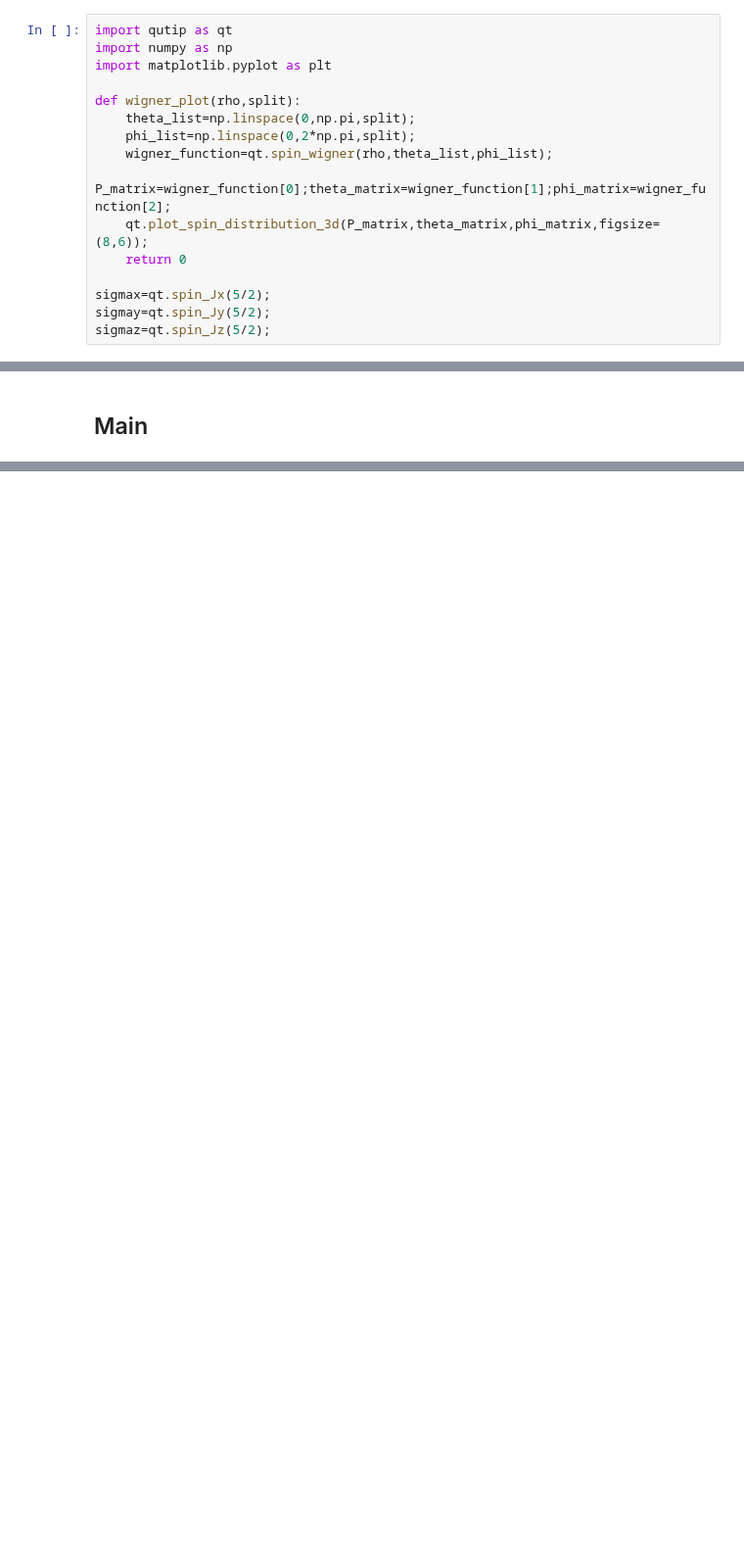
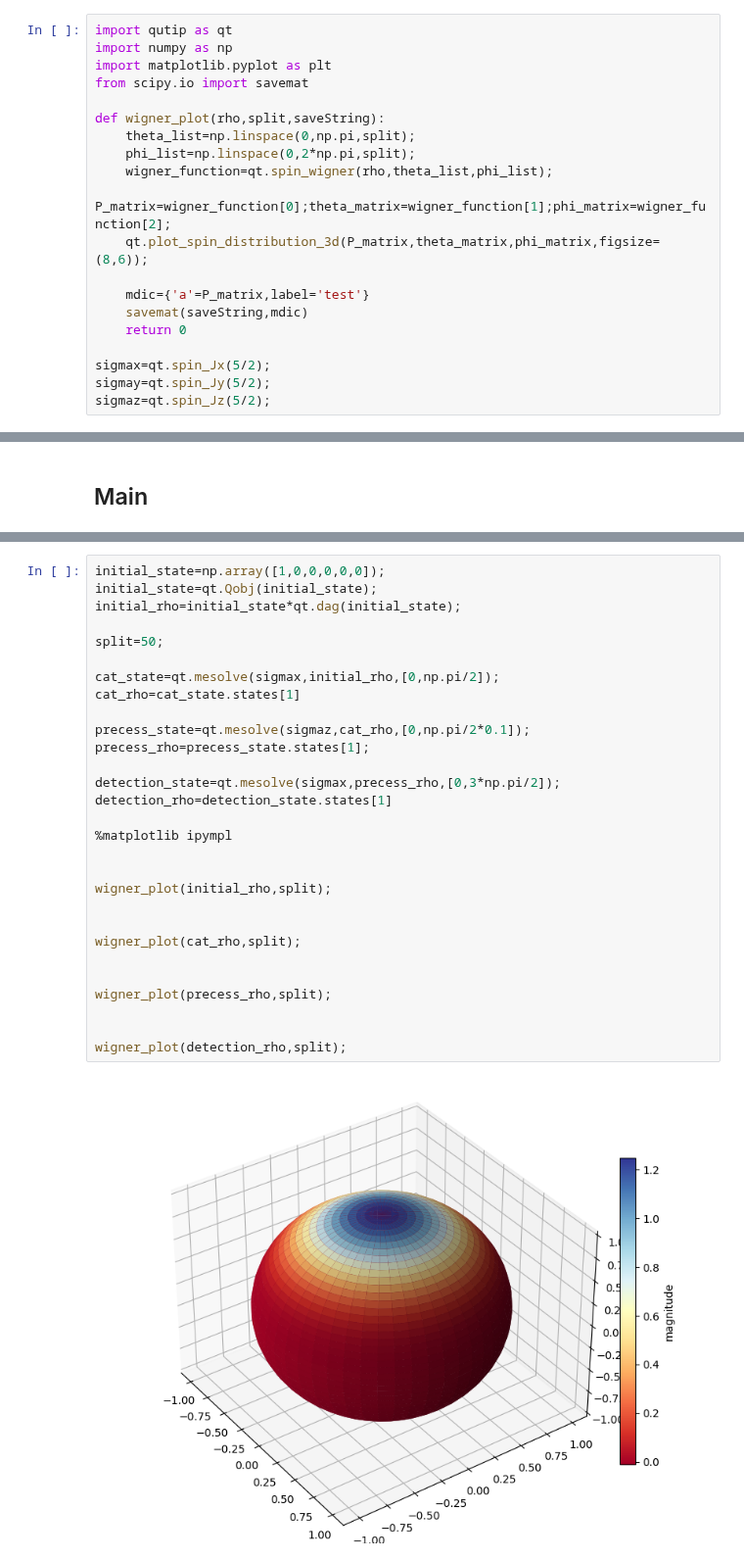
Before and after one commit to lspecwave/MATLAB-atomic-calculation, a Jupyter notebook: IPYNB/wigner_plot.ipynb, the cells around one changed output, grey strips where cells are left out. Shown at 98% size. Saved outputs shown, nothing was run; the diff lists cells and outputs as text; blank space fills up the shorter version.

```diff
--- a/IPYNB/wigner_plot.ipynb
+++ b/IPYNB/wigner_plot.ipynb
@@ -4,13 +4,17 @@
 import qutip as qt
 import numpy as np
 import matplotlib.pyplot as plt
+from scipy.io import savemat
 
-def wigner_plot(rho,split):
+def wigner_plot(rho,split,saveString):
     theta_list=np.linspace(0,np.pi,split);
     phi_list=np.linspace(0,2*np.pi,split);
     wigner_function=qt.spin_wigner(rho,theta_list,phi_list);
     P_matrix=wigner_function[0];theta_matrix=wigner_function[1];phi_matrix=wigner_function[2];
     qt.plot_spin_distribution_3d(P_matrix,theta_matrix,phi_matrix,figsize=(8,6));
+
+    mdic={'a'=P_matrix,label='test'}
+    savemat(saveString,mdic)
     return 0
 
 sigmax=qt.spin_Jx(5/2);
@@ -54,0 +59,31 @@ wigner_plot(detection_rho,split);
+# %%
+initial_state=np.array([1,0,0,0,0,0]);
+initial_state=qt.Qobj(initial_state);
+initial_rho=initial_state*qt.dag(initial_state);
+
+split=50;
+
+cat_state=qt.mesolve(sigmax,initial_rho,[0,np.pi/2]);
+cat_rho=cat_state.states[1]
+
+precess_state=qt.mesolve(sigmaz,cat_rho,[0,np.pi/2*0.1]);
+precess_rho=precess_state.states[1];
+
+detection_state=qt.mesolve(sigmax,precess_rho,[0,3*np.pi/2]);
+detection_rho=detection_state.states[1]
+
+%matplotlib ipympl
+
+
+wigner_plot(initial_rho,split);
+
+
+wigner_plot(cat_rho,split);
+
+
+wigner_plot(precess_rho,split);
+
+
+wigner_plot(detection_rho,split);
+# %% [output]
+[figure, added]
```
Also changed, not shown: parts of 3 cells of this notebook, 5 other files.
